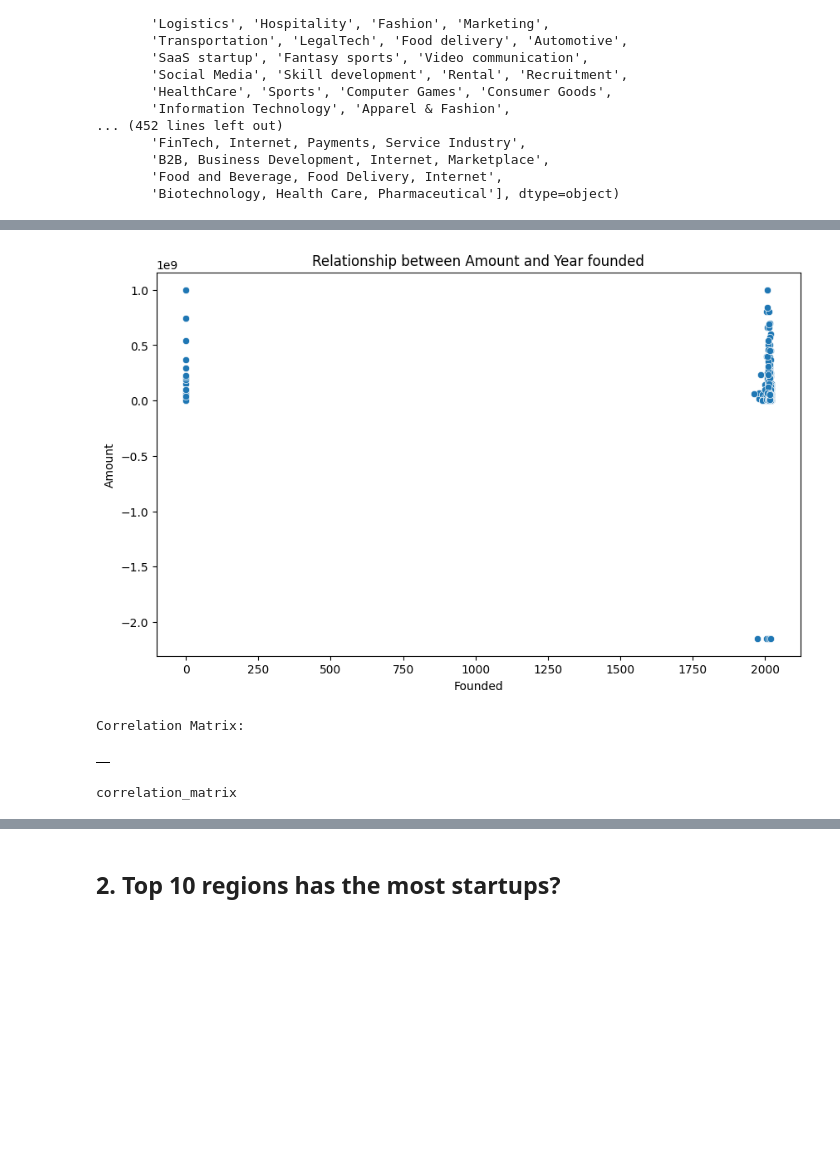
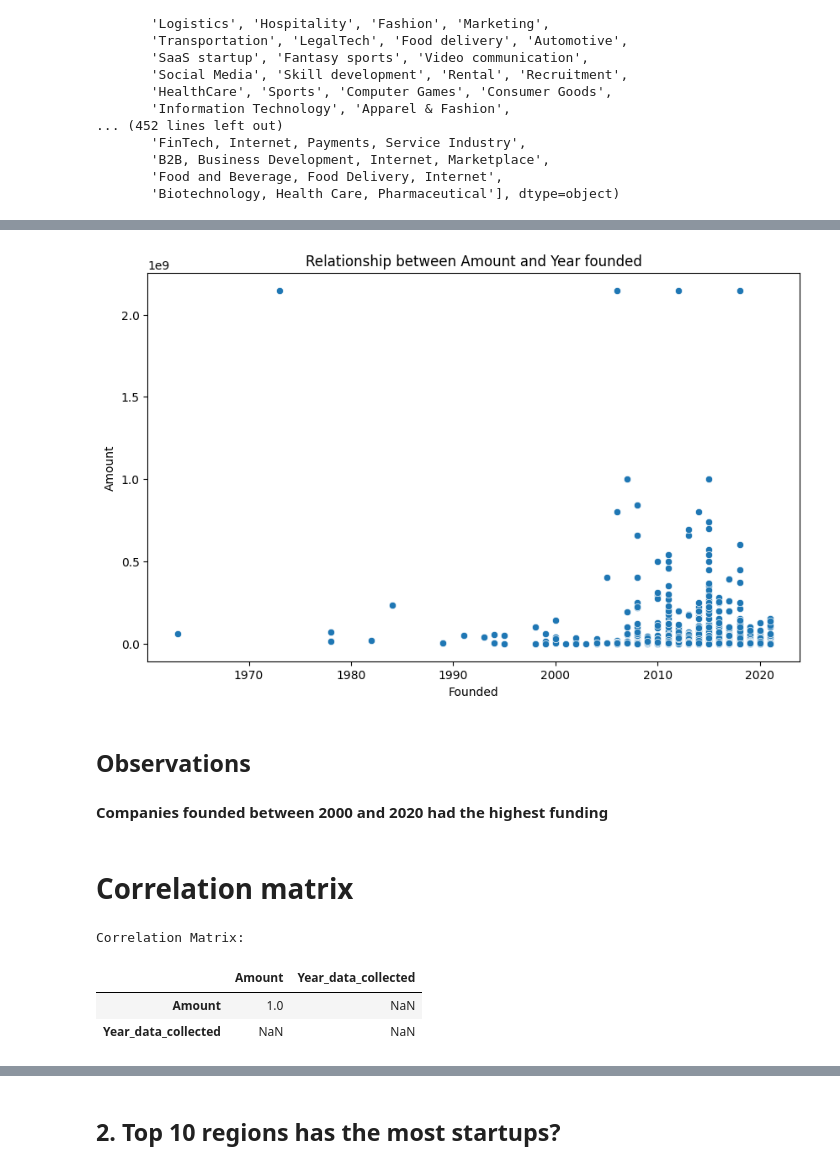
Before and after one commit to Georginahnjeri/Ecosystem-Startup, a Jupyter notebook: Untitled.ipynb, the cells around one changed output, grey strips where cells are left out. Saved outputs shown, nothing was run; the diff lists cells and outputs as text; code cells hidden in the pictures; blank space fills up the shorter version.

Commit message:
Answering analytical questions with visualizations

```diff
--- a/Untitled.ipynb
+++ b/Untitled.ipynb
@@ -2180,21 +2199,25 @@ grouped_single = df.groupby('HeadQuarter')
 # %%
 #Exploring Relationships
 #Visualize the relationship between 'Amount' and 'Funded'
 # Visualize the relationship between 'Amount' and 'Founded'
 
 
 plt.figure(figsize=(10, 6))
-sns.scatterplot(x='Founded', y='Amount', data=concatenated_data)
+sns.scatterplot(x='Founded', y='Amount', data=full_data)
 plt.title('Relationship between Amount and Year founded')
 plt.xlabel('Founded')
 plt.ylabel('Amount')
 plt.show()
 # %% [output]
-[figure, old version]
+[figure, new version]
+# %% [markdown]
+## Observations
+#### Companies founded between 2000 and 2020 had the highest funding
+# %% [markdown]
+# Correlation matrix
 # %%
-## Correlation Matrix
 # Select only numeric columns (float64 and int64) from the DataFrame
-numeric_columns = concatenated_data.select_dtypes(include=['float64', 'int64']).columns
+numeric_columns = full_data.select_dtypes(include=['float64', 'int64']).columns
 
 # Calculate the correlation matrix for the selected numeric columns
 correlation_matrix = df[numeric_columns].corr()
@@ -2204,8 +2227,6 @@ print("\nCorrelation Matrix:")
 correlation_matrix #display the matrix
 # %% [output]
 Correlation Matrix:
-|  |
+|  | Amount | Year_data_collected |
+| Amount | 1.0 | NaN |
+| Year_data_collected | NaN | NaN |
-# %%
-print('correlation_matrix')
-# %% [output]
-correlation_matrix
```
Also changed, not shown: parts of 16 cells of this notebook.
